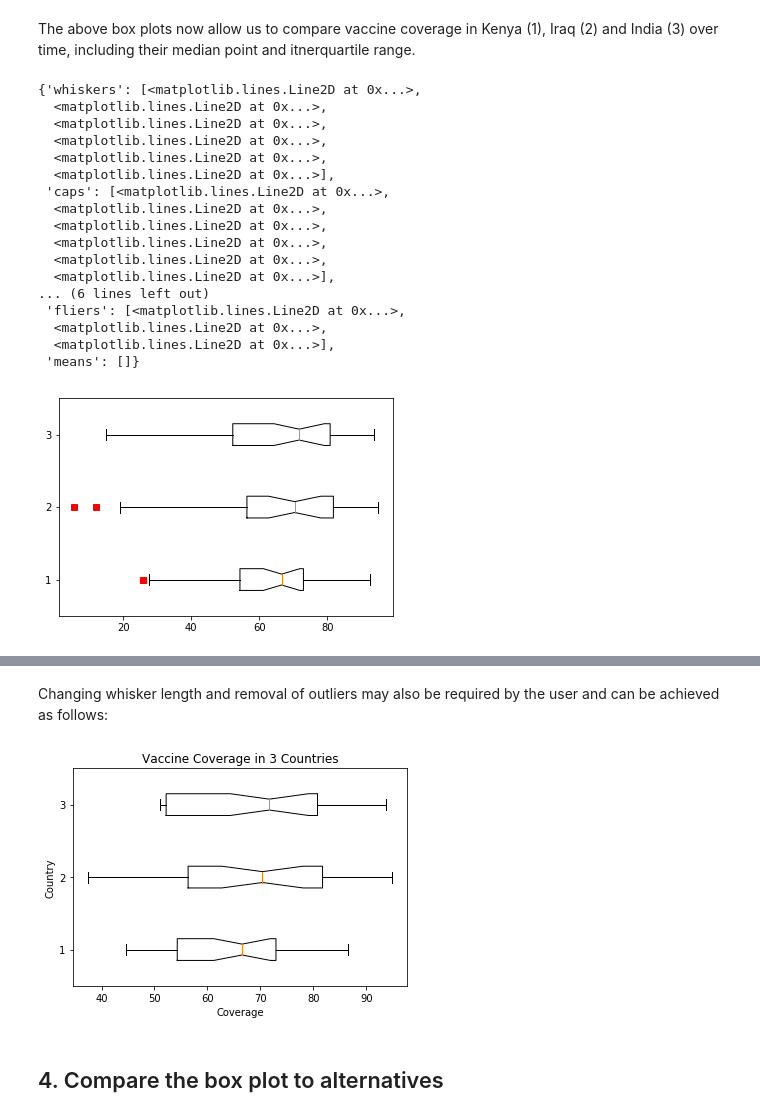
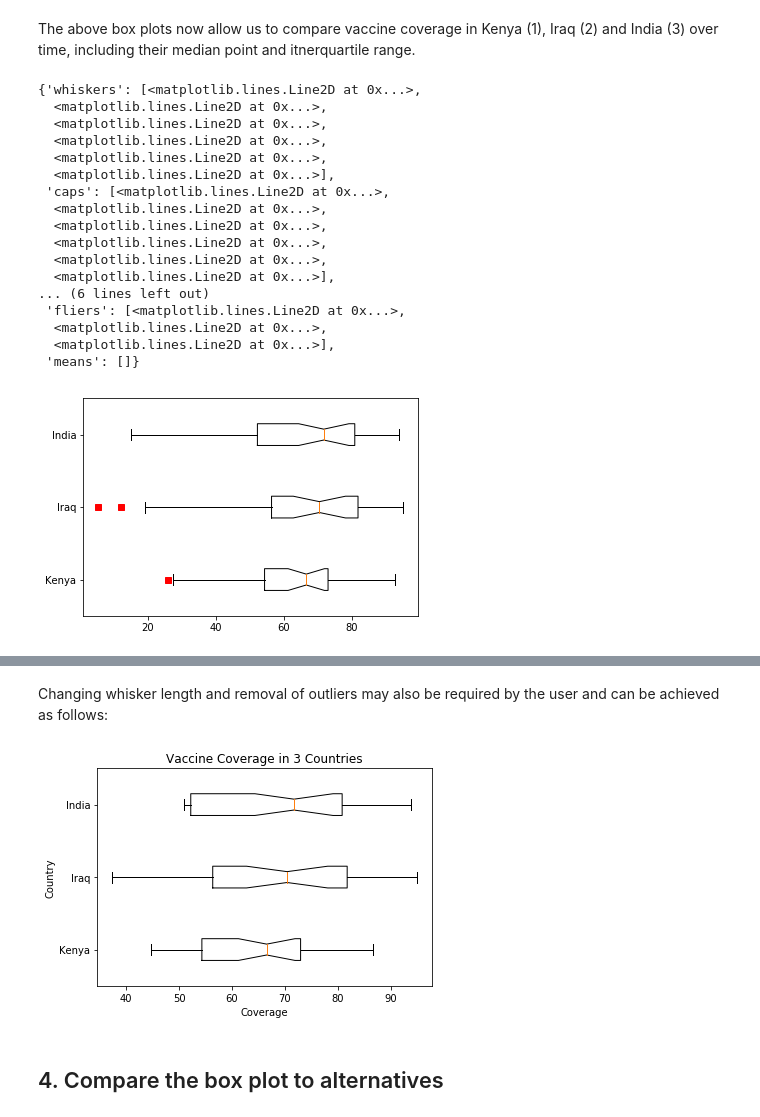
Before and after one commit to eimearbutler7/FundamentalsDA_Project, a Jupyter notebook: FundamentalsDA_Project.ipynb, the cells around one changed output, grey strips where cells are left out. Drawn from its saved outputs; the diff is of its cells as text; code cells hidden in the pictures.

```diff
--- a/FundamentalsDA_Project.ipynb
+++ b/FundamentalsDA_Project.ipynb
@@ -141,26 +181,26 @@ plt.show()
 The above box plots now allow us to compare vaccine coverage in Kenya (1), Iraq (2) and India (3) over time, including their median point and itnerquartile range.
 # %%
 # the next plot we can show is a notched plot
-plt.boxplot([c_array, c_array2, c_array3], 1, 'rs', 0) #source: https://matplotlib.org/gallery/pyplots/boxplot_demo_pyplot.html#sphx-glr-gallery-pyplots-boxplot-demo-pyplot-py
+plt.boxplot([c_array, c_array2, c_array3], 1, 'rs', 0, labels=('Kenya', 'Iraq', 'India')) #source: https://matplotlib.org/gallery/pyplots/boxplot_demo_pyplot.html#sphx-glr-gallery-pyplots-boxplot-demo-pyplot-py
 # %% [output]
 {'whiskers': [<matplotlib.lines.Line2D at 0x...>,
   <matplotlib.lines.Line2D at 0x...>,
   <matplotlib.lines.Line2D at 0x...>,
   <matplotlib.lines.Line2D at 0x...>,
   <matplotlib.lines.Line2D at 0x...>,
   <matplotlib.lines.Line2D at 0x...>],
  'caps': [<matplotlib.lines.Line2D at 0x...>,
   <matplotlib.lines.Line2D at 0x...>,
   <matplotlib.lines.Line2D at 0x...>,
   <matplotlib.lines.Line2D at 0x...>,
   <matplotlib.lines.Line2D at 0x...>,
   <matplotlib.lines.Line2D at 0x...>],
 ... (6 lines left out)
  'fliers': [<matplotlib.lines.Line2D at 0x...>,
   <matplotlib.lines.Line2D at 0x...>,
   <matplotlib.lines.Line2D at 0x...>],
  'means': []}
-[figure, old version]
+[figure, new version]
 # %% [markdown]
 The notch is a very interesting addition to the box as it displays the confidence interval for the median.
 
@@ -173,7 +213,7 @@ Changing whisker length and removal of outliers may also be required by the user
 # %%
 fig, ax1 = plt.subplots() #plot the boxplot as subplots to allow the addition of labels below
 
-bp = plt.boxplot([c_array, c_array2, c_array3], 1, 'rs', 0, whis=0.75, showfliers=False)
+bp = plt.boxplot([c_array, c_array2, c_array3], 1, 'rs', 0, whis=0.75, showfliers=False, labels=('Kenya', 'Iraq', 'India'))
 #The critical code here being the "whis=0.75" changing the length of the whiskers to 75% and "showfliers=False" removing the outliers
 
 ax1.set_title('Vaccine Coverage in 3 Countries') #set titles
@@ -182,7 +222,7 @@ ax1.set_ylabel('Country')#set y label
 
 plt.show()
 # %% [output]
-[figure, old version]
+[figure, new version]
 # %% [markdown]
 ## 4. Compare the box plot to alternatives
 # %% [markdown]
```
Also changed, not shown: parts of 12 cells of this notebook.
